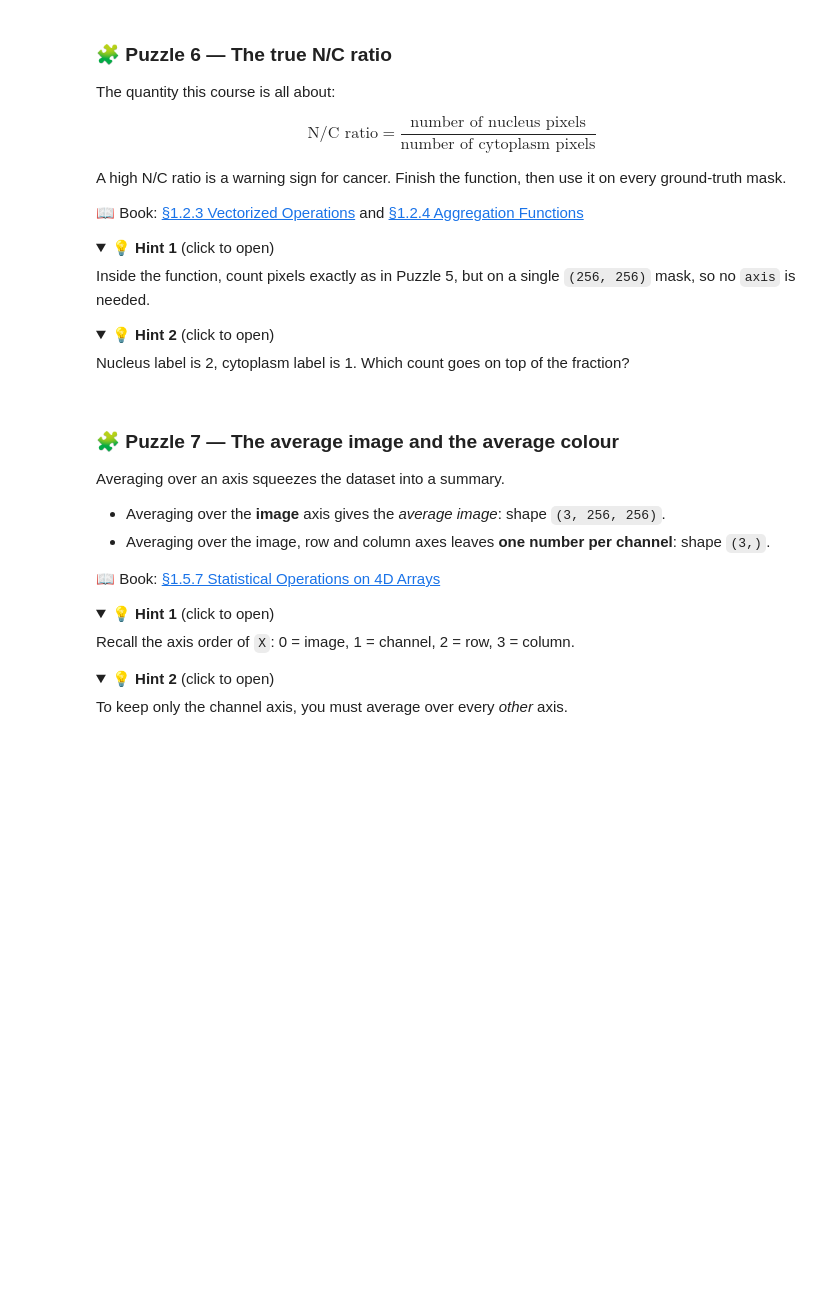
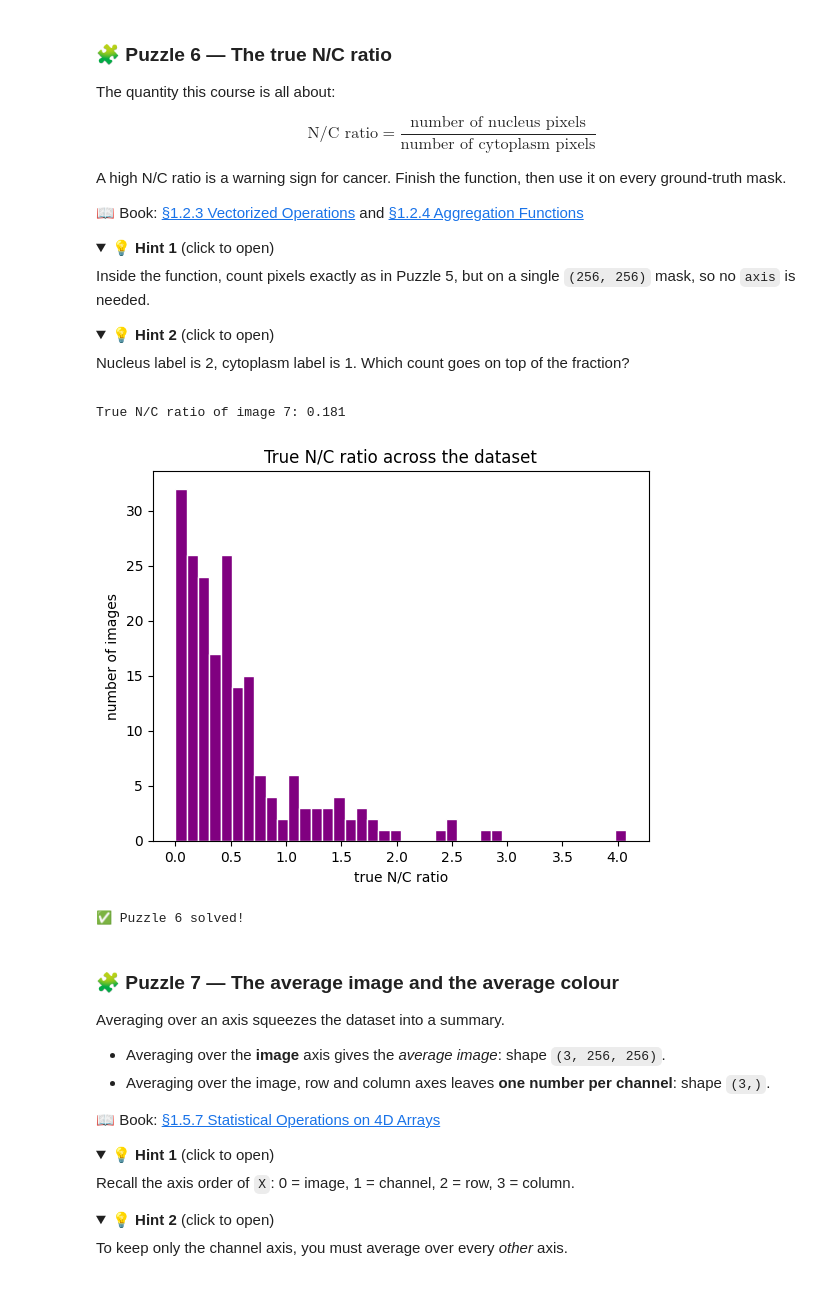
Before and after one commit to tarangoc/2048-game, a Jupyter notebook: Labs/Lab1_exploratory_analysis.ipynb, the cells around one changed output. Saved outputs shown, nothing was run; the diff lists cells and outputs as text; code cells hidden in the pictures; folded sections open; blank space fills up the shorter version.

```diff
--- a/Labs/Lab1_exploratory_analysis.ipynb
+++ b/Labs/Lab1_exploratory_analysis.ipynb
@@ -368,23 +389,27 @@ Nucleus label is 2, cytoplasm label is 1.  Which count goes on top of the fracti
 </details>
 # %%
 def nc_ratio(mask):
-    nucleus_pixels   = (mask == ___).sum()
-    cytoplasm_pixels = (mask == ___).sum()
-    return ___
+    nucleus_pixels   = (mask == 2).sum()
+    cytoplasm_pixels = (mask == 1).sum()
+    return nucleus_pixels / cytoplasm_pixels
 
 print(f"True N/C ratio of image 7: {nc_ratio(y[7]):.3f}")
 
 nc_true = np.array([nc_ratio(y[i]) for i in range(200)])
 
 plt.hist(nc_true, bins=40, color='purple', edgecolor='white')
 plt.xlabel('true N/C ratio')
 plt.ylabel('number of images')
 plt.title('True N/C ratio across the dataset')
 plt.show()
 
 # ── Check ──
 assert abs(nc_ratio(y[7]) - (y[7] == 2).sum() / (y[7] == 1).sum()) < 1e-9, "Nucleus on top, cytoplasm on the bottom"
 print("✅ Puzzle 6 solved!")
+# %% [output]
+True N/C ratio of image 7: 0.181
+[figure, added]
+✅ Puzzle 6 solved!
 # %% [markdown]
 ### 🧩 Puzzle 7 — The average image and the average colour
 
```
Also changed, not shown: parts of 11 cells of this notebook.
